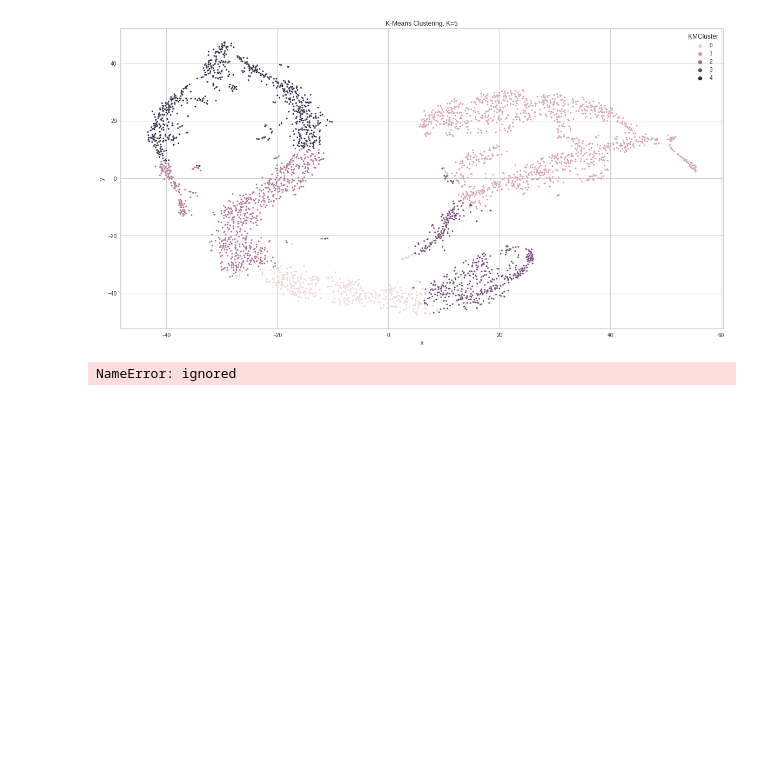
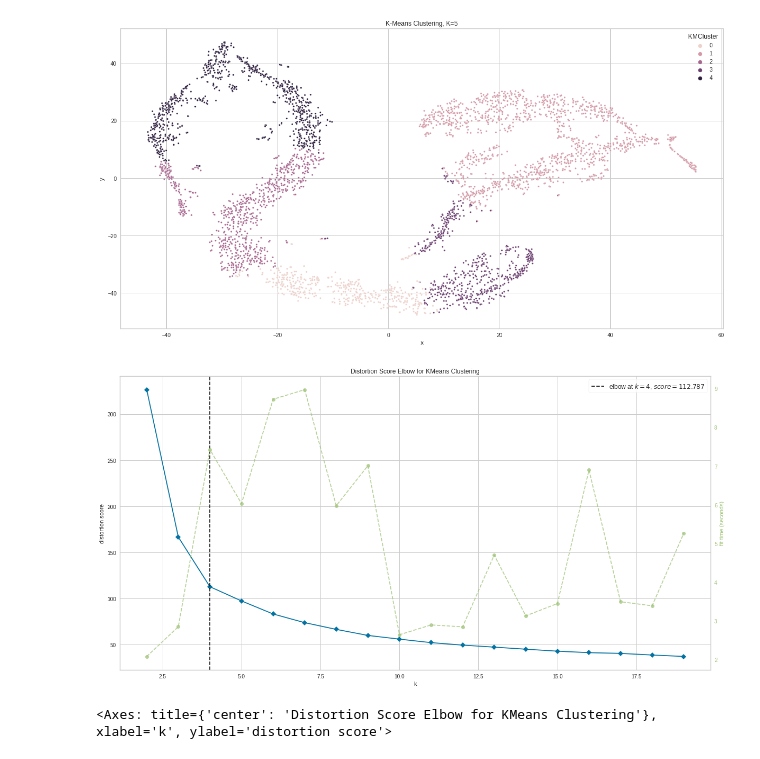
Before and after one commit to jt-ut/GaiaREU, a Jupyter notebook: GaiaREU-ML_v1.ipynb, the cells around one changed output. Saved outputs shown, nothing was run; the diff lists cells and outputs as text; code cells hidden in the pictures; blank space fills up the shorter version.

```diff
--- a/GaiaREU-ML_v1.ipynb
+++ b/GaiaREU-ML_v1.ipynb
@@ -340,9 +340,10 @@ sns.scatterplot(x='x', y='y', hue='KMCluster', data = X_best, s=10).set(title='K
 # %%
 ## Knee Plot
 model = KMeans()
 # k is range of number of clusters.
-visualizer = KElbowVisualizer(model, k=(2,20), metric = 'silhouette', timings= True)
-visualizer.fit(X_tsne)        # Fit data to visualizer
+visualizer = KElbowVisualizer(model, k=(2,20), metric = 'distortion', timings= True)
+visualizer.fit(flux)        # Fit data to visualizer
 visualizer.show()        # Finalize and render figure
 # %% [output]
+[figure, added]
-NameError: ignored
+<Axes: title={'center': 'Distortion Score Elbow for KMeans Clustering'}, xlabel='k', ylabel='distortion score'>
```
Also changed, not shown: parts of 1 cell of this notebook.
